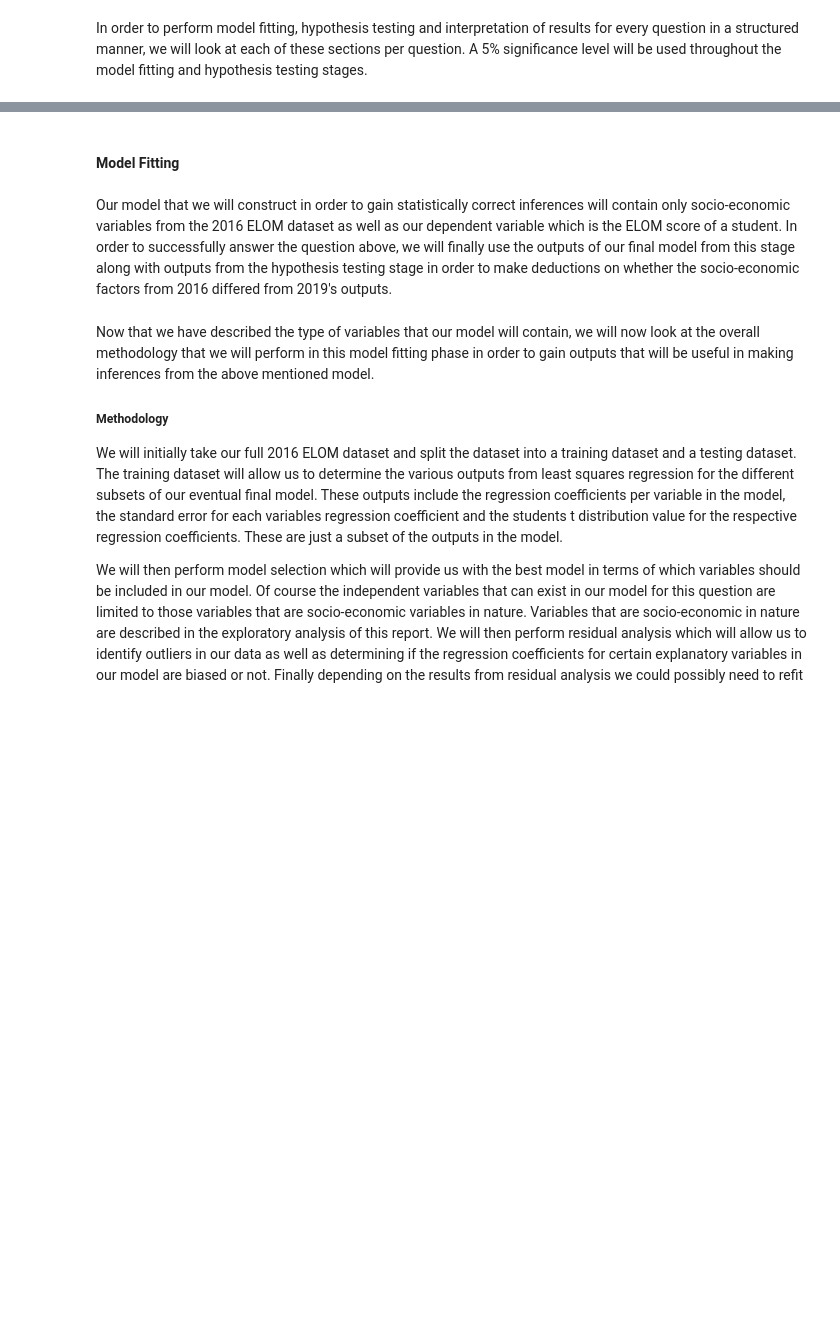
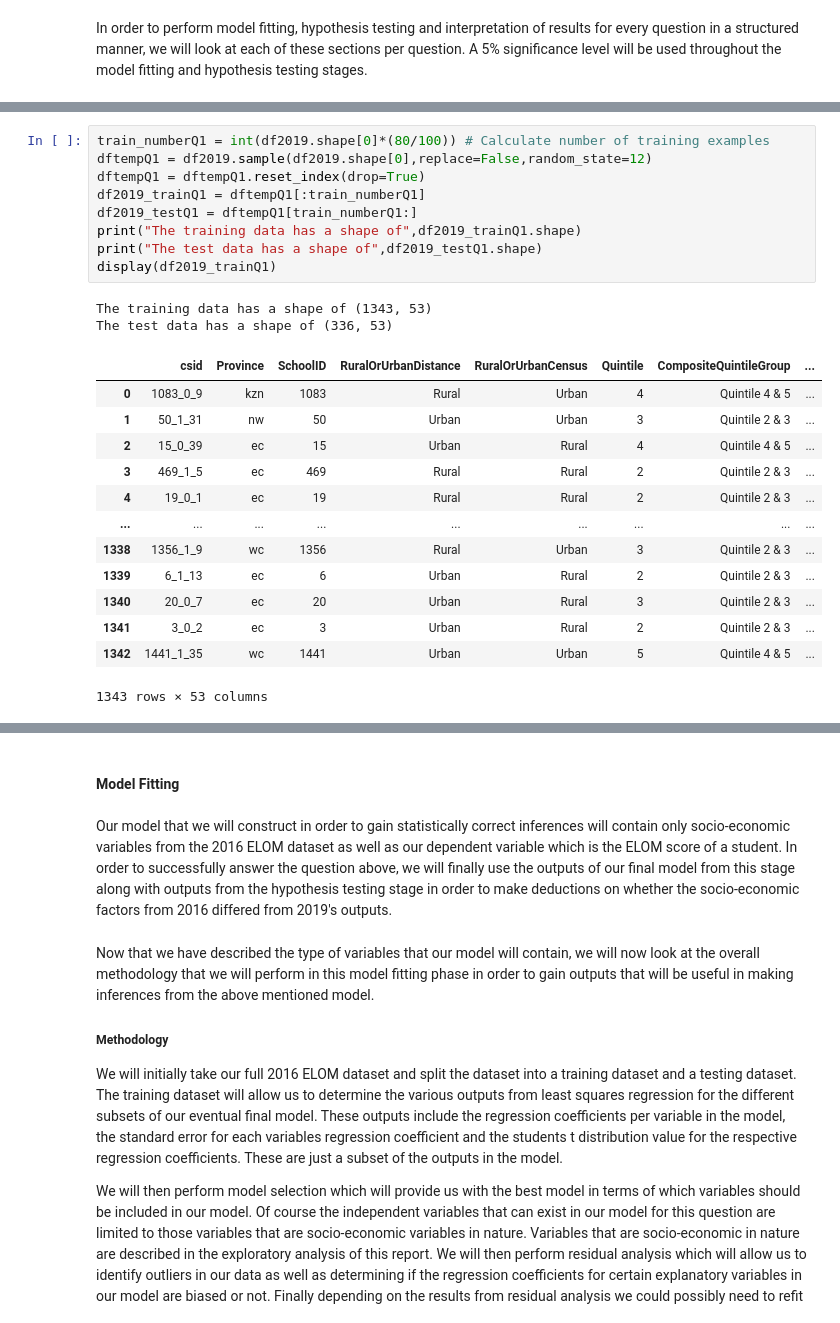
Before and after one commit to bongo1007/DAE, a Jupyter notebook: Project.ipynb, the cells around one changed output, grey strips where cells are left out. Drawn from its saved outputs; the diff is of its cells as text; blank space fills up the shorter version.

```diff
--- a/Project.ipynb
+++ b/Project.ipynb
@@ -617,0 +649,25 @@ In order to perform model fitting, hypothesis testing and interpretation of resu
+# %%
+train_numberQ1 = int(df2019.shape[0]*(80/100)) # Calculate number of training examples
+dftempQ1 = df2019.sample(df2019.shape[0],replace=False,random_state=12)
+dftempQ1 = dftempQ1.reset_index(drop=True)
+df2019_trainQ1 = dftempQ1[:train_numberQ1]
+df2019_testQ1 = dftempQ1[train_numberQ1:]
+print("The training data has a shape of",df2019_trainQ1.shape)
+print("The test data has a shape of",df2019_testQ1.shape)
+display(df2019_trainQ1)
+# %% [output]
+The training data has a shape of (1343, 53)
+The test data has a shape of (336, 53)
+|  | csid | Province | SchoolID | RuralOrUrbanDistance | RuralOrUrbanCensus | Quintile | CompositeQuintileGroup | ... |
+| 0 | 1083_0_9 | kzn | 1083 | Rural | Urban | 4 | Quintile 4 & 5 | ... |
+| 1 | 50_1_31 | nw | 50 | Urban | Urban | 3 | Quintile 2 & 3 | ... |
+| 2 | 15_0_39 | ec | 15 | Urban | Rural | 4 | Quintile 4 & 5 | ... |
+| 3 | 469_1_5 | ec | 469 | Rural | Rural | 2 | Quintile 2 & 3 | ... |
+| 4 | 19_0_1 | ec | 19 | Rural | Rural | 2 | Quintile 2 & 3 | ... |
+| ... | ... | ... | ... | ... | ... | ... | ... | ... |
+| 1338 | 1356_1_9 | wc | 1356 | Rural | Urban | 3 | Quintile 2 & 3 | ... |
+| 1339 | 6_1_13 | ec | 6 | Urban | Rural | 2 | Quintile 2 & 3 | ... |
+| 1340 | 20_0_7 | ec | 20 | Urban | Rural | 3 | Quintile 2 & 3 | ... |
+| 1341 | 3_0_2 | ec | 3 | Urban | Rural | 2 | Quintile 2 & 3 | ... |
+| 1342 | 1441_1_35 | wc | 1441 | Urban | Urban | 5 | Quintile 4 & 5 | ... |
+1343 rows × 53 columns
```
Also changed, not shown: parts of 38 cells of this notebook.
